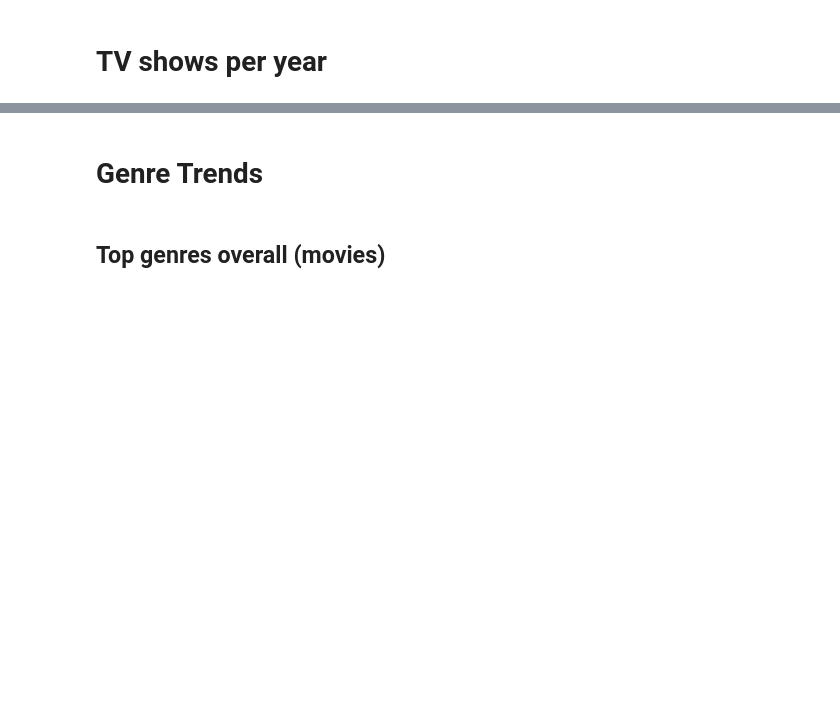
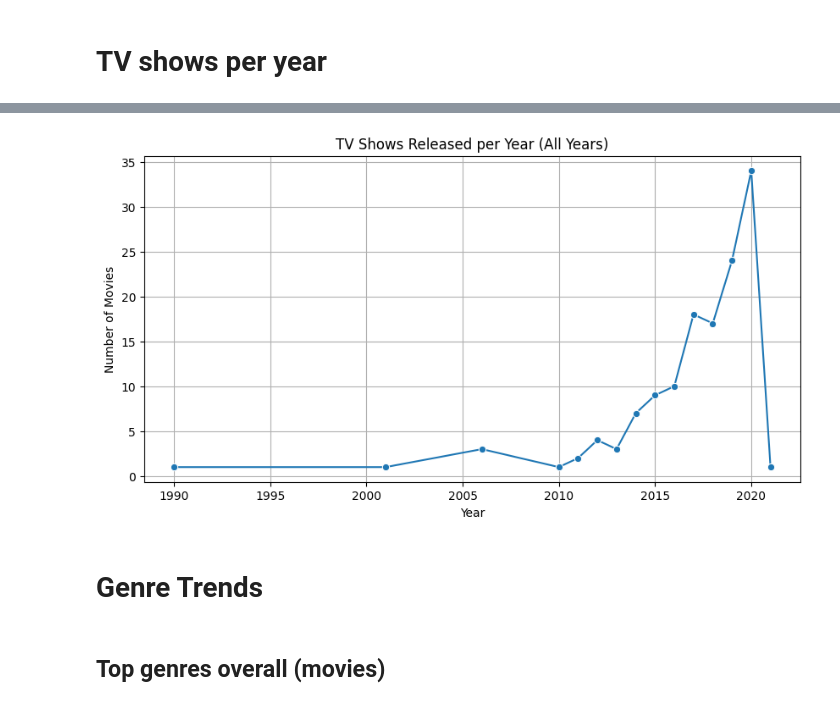
Before and after one commit to olayinkaogunneye/python-projects, a Jupyter notebook: projects/netflix-analysis-project/notebooks/Notebook 3 — Global Trends & Evolution.ipynb, the cells around one changed output, grey strips where cells are left out. Cells and saved outputs as stored; diff of their text form; code cells hidden in the pictures; blank space fills up the shorter version.

```diff
--- a/projects/netflix-analysis-project/notebooks/Notebook 3 — Global Trends & Evolution.ipynb
+++ b/projects/netflix-analysis-project/notebooks/Notebook 3 — Global Trends & Evolution.ipynb
@@ -81,9 +140,11 @@ tv_by_year.head()
 # %%
 plot_movies_per_year(
     tv_by_year,
     title="TV Shows Released per Year (All Years)",
-    save_path="visuals/tv_shows_per_year_all_years.png"
+    save_path=save_visual("tv_shows_per_year_all_years.png")
 )
+# %% [output]
+[figure, added]
 # %% [markdown]
 # Genre Trends
 # %% [markdown]
```
Also changed, not shown: parts of 20 cells of this notebook, 22 other files.
